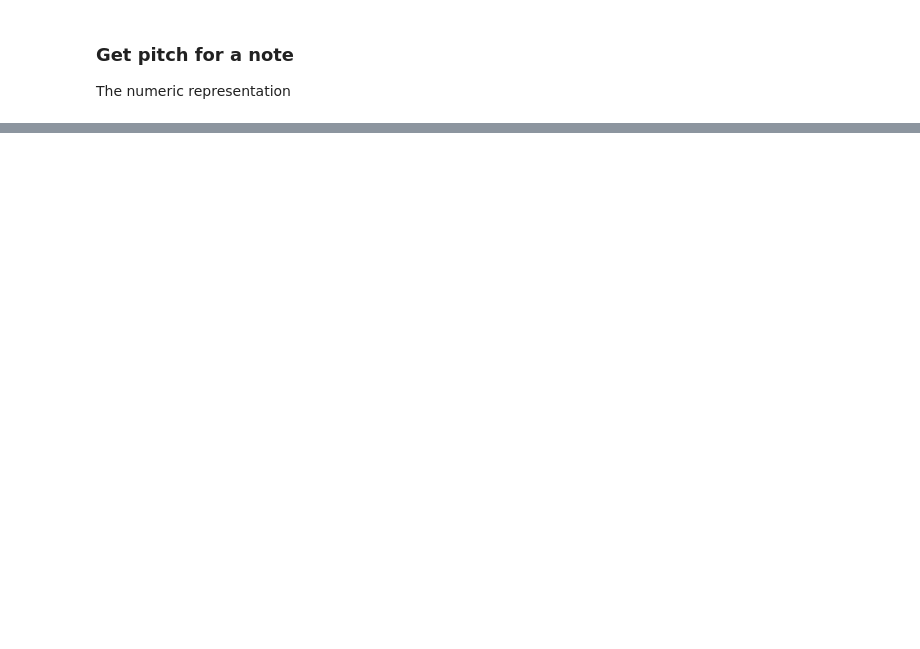
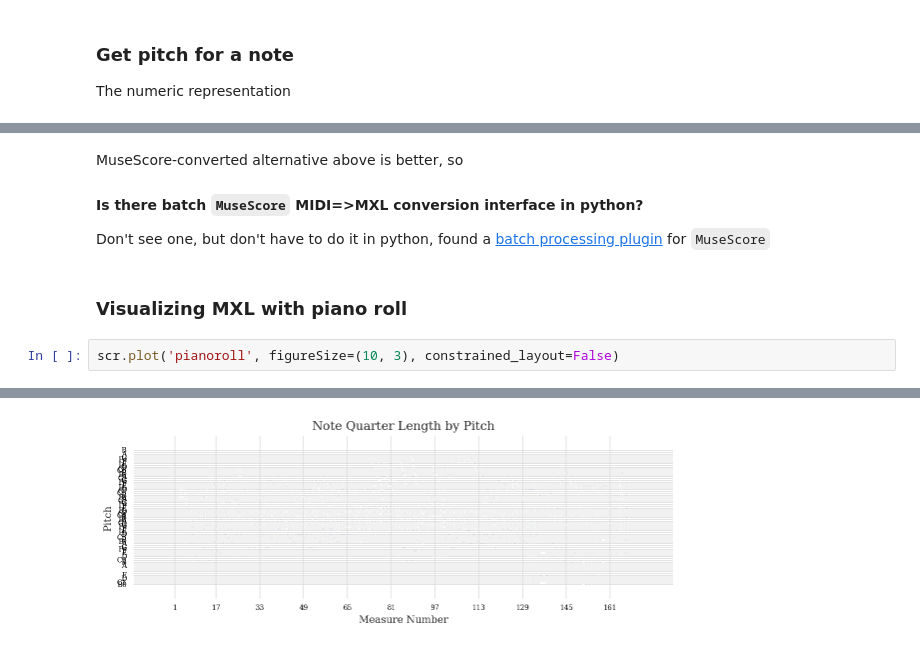
Before and after one commit to StefanHeng/Symbolic-Music-Generation, a Jupyter notebook: explore_package/explore_mxl_processing.ipynb, the cells around one changed output, grey strips where cells are left out. Saved outputs shown, nothing was run; the diff lists cells and outputs as text; blank space fills up the shorter version.

```diff
--- a/explore_package/explore_mxl_processing.ipynb
+++ b/explore_package/explore_mxl_processing.ipynb
@@ -327,0 +354,10 @@ ic| p.midi: 70
+# %% [markdown]
+MuseScore-converted alternative above is better, so
+#### Is there batch `MuseScore` MIDI=>MXL conversion interface in python?
+Don't see one, but don't have to do it in python,
+found a [batch processing plugin](https://musescore.org/en/project/batch-convert) for `MuseScore`
+# %% [markdown]
+### Visualizing MXL with piano roll
+# %%
+scr.plot('pianoroll', figureSize=(10, 3), constrained_layout=False)
+# %% [output]
@@ -327,0 +365 @@ ic| p.midi: 70
+[figure, added]
```
Also changed, not shown: parts of 14 cells of this notebook, 7 other files.
